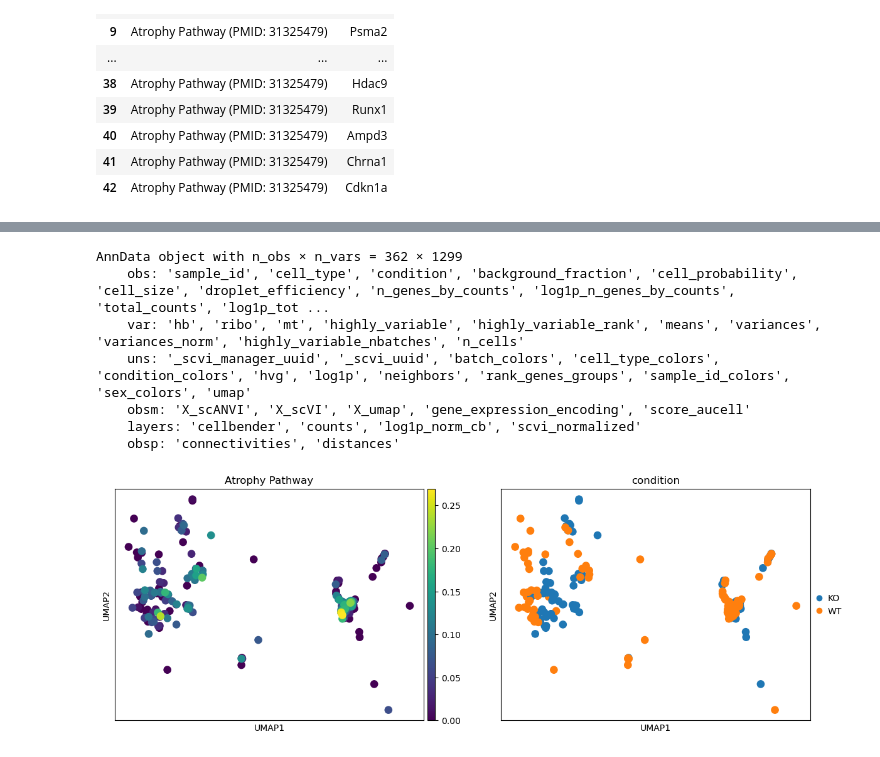
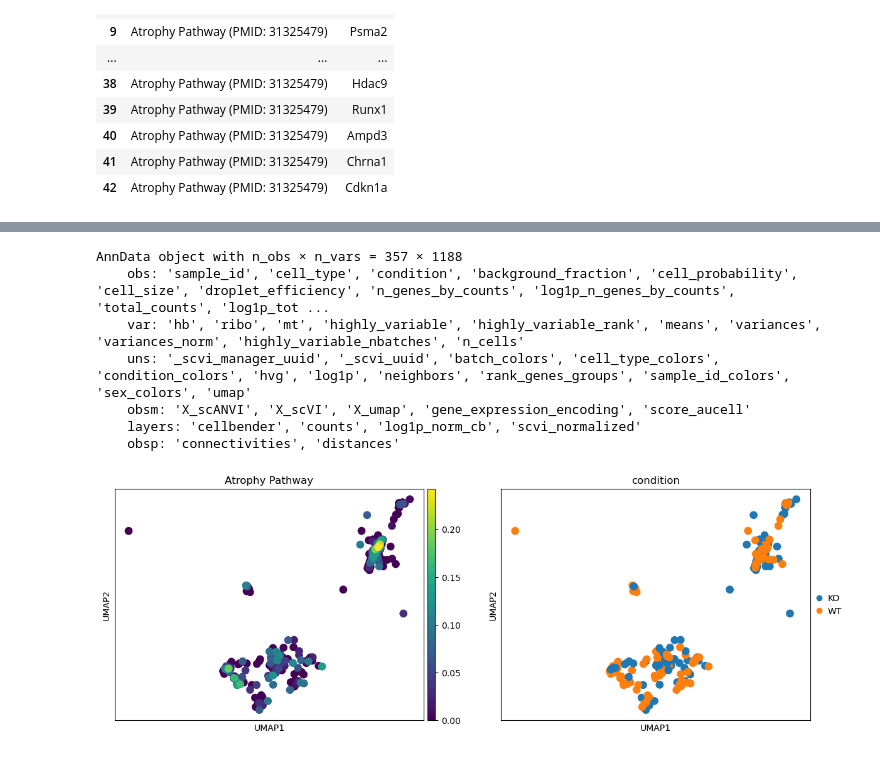
Before and after one commit to akanksha-sachan/TA_muscle_ageing, a Jupyter notebook: py_scripts/geneset_analysis/group_level_analysis.ipynb, the cells around one changed output, grey strips where cells are left out. Drawn from its saved outputs; the diff is of its cells as text; code cells hidden in the pictures.

Commit message:
added atrophy scores

```diff
--- a/py_scripts/geneset_analysis/group_level_analysis.ipynb
+++ b/py_scripts/geneset_analysis/group_level_analysis.ipynb
@@ -76,7 +75,7 @@ Wall time: 9.28 s
 # %%
-adata_musc_f
+adata_musc_m
 # %% [output]
-AnnData object with n_obs × n_vars = 362 × 1299
+AnnData object with n_obs × n_vars = 357 × 1188
     obs: 'sample_id', 'cell_type', 'condition', 'background_fraction', 'cell_probability', 'cell_size', 'droplet_efficiency', 'n_genes_by_counts', 'log1p_n_genes_by_counts', 'total_counts', 'log1p_tot ...
     var: 'hb', 'ribo', 'mt', 'highly_variable', 'highly_variable_rank', 'means', 'variances', 'variances_norm', 'highly_variable_nbatches', 'n_cells'
     uns: '_scvi_manager_uuid', '_scvi_uuid', 'batch_colors', 'cell_type_colors', 'condition_colors', 'hvg', 'log1p', 'neighbors', 'rank_genes_groups', 'sample_id_colors', 'sex_colors', 'umap'
@@ -84,8 +83,8 @@ AnnData object with n_obs × n_vars = 362 × 1299
     layers: 'cellbender', 'counts', 'log1p_norm_cb', 'scvi_normalized'
     obsp: 'connectivities', 'distances'
 # %%
-adata_musc_f.obs["Atrophy Pathway"] = adata_musc_f.obsm["score_aucell"]["Atrophy Pathway (PMID: 31325479)"]
+adata_musc_m.obs["Atrophy Pathway"] = adata_musc_m.obsm["score_aucell"]["Atrophy Pathway (PMID: 31325479)"]
 # %%
-sc.pl.umap(adata_musc_f, color=["Atrophy Pathway", 'condition'])
+sc.pl.umap(adata_musc_m, color=["Atrophy Pathway", 'condition'])
 # %% [output]
-[figure, old version]
+[figure, new version]
```
Also changed, not shown: parts of 5 cells of this notebook.
